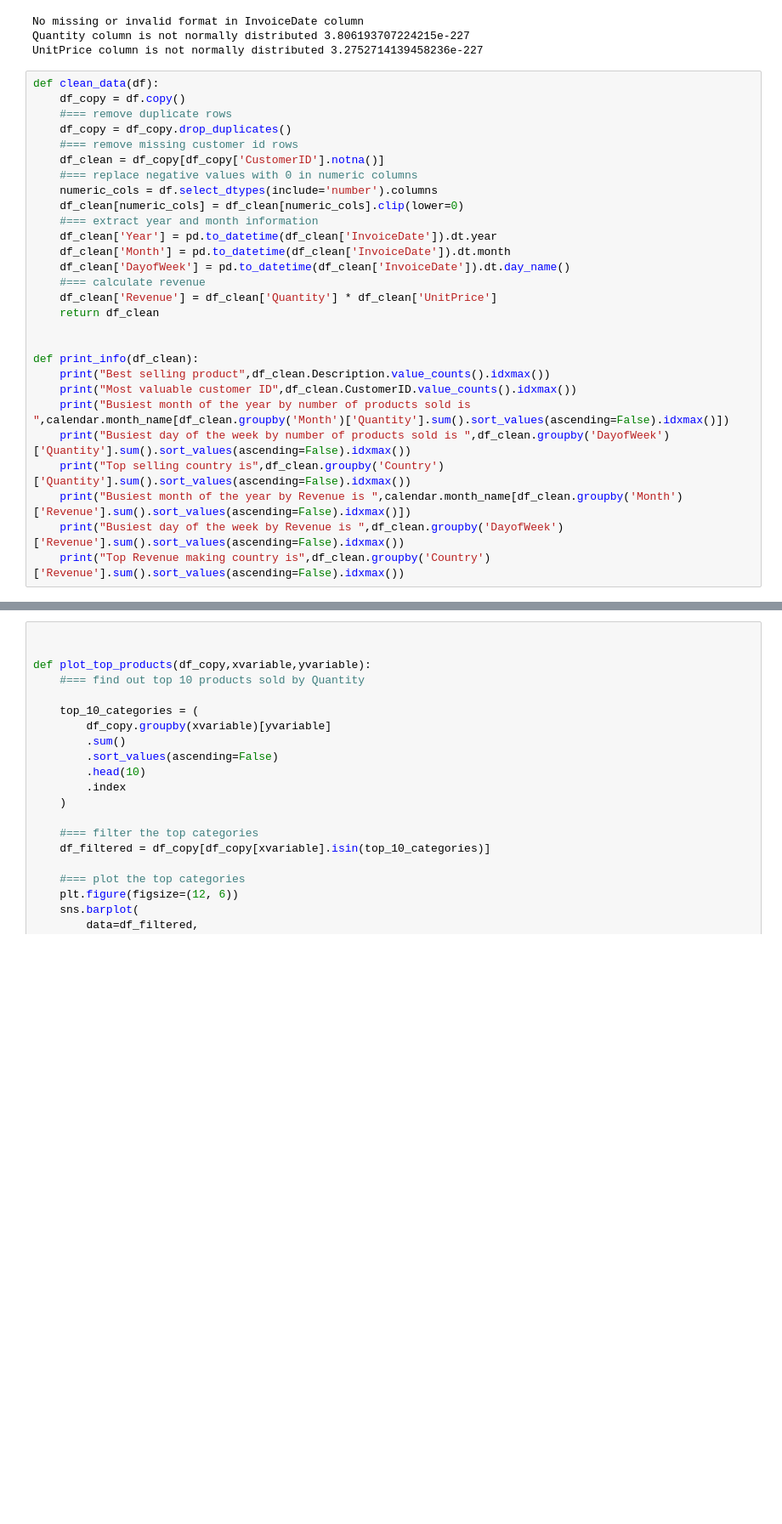
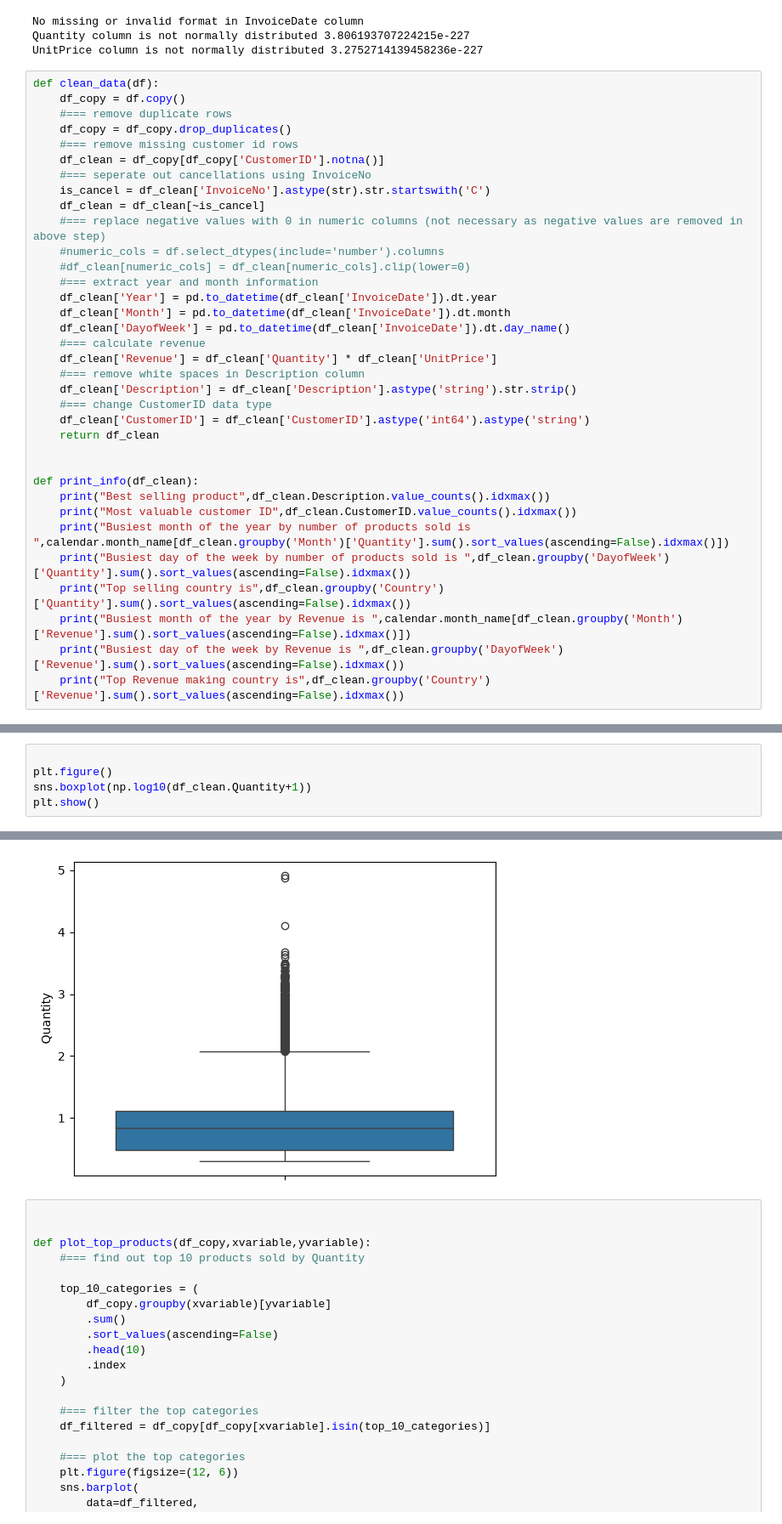
Before and after one commit to poorvamudgal/Exploratory-Data-Analysis, a Jupyter notebook: analysis.ipynb, the cells around one changed output, grey strips where cells are left out. Shown at 85% size. Saved outputs shown, nothing was run; the diff lists cells and outputs as text; blank space fills up the shorter version.

Commit message:
Improve data cleaning: separate cancellations and add outlier check
Co-Authored-By: Claude Opus 4.8 <noreply@anthropic.com>

```diff
--- a/analysis.ipynb
+++ b/analysis.ipynb
@@ -90,15 +90,22 @@ def clean_data(df):
     df_copy = df_copy.drop_duplicates()
     #=== remove missing customer id rows
     df_clean = df_copy[df_copy['CustomerID'].notna()]
-    #=== replace negative values with 0 in numeric columns
-    numeric_cols = df.select_dtypes(include='number').columns
-    df_clean[numeric_cols] = df_clean[numeric_cols].clip(lower=0)
+    #=== seperate out cancellations using InvoiceNo
+    is_cancel = df_clean['InvoiceNo'].astype(str).str.startswith('C')
+    df_clean = df_clean[~is_cancel]
+    #=== replace negative values with 0 in numeric columns (not necessary as negative values are removed in above step)
+    #numeric_cols = df.select_dtypes(include='number').columns
+    #df_clean[numeric_cols] = df_clean[numeric_cols].clip(lower=0)
     #=== extract year and month information
     df_clean['Year'] = pd.to_datetime(df_clean['InvoiceDate']).dt.year
     df_clean['Month'] = pd.to_datetime(df_clean['InvoiceDate']).dt.month
     df_clean['DayofWeek'] = pd.to_datetime(df_clean['InvoiceDate']).dt.day_name()
     #=== calculate revenue
     df_clean['Revenue'] = df_clean['Quantity'] * df_clean['UnitPrice']
+    #=== remove white spaces in Description column
+    df_clean['Description'] = df_clean['Description'].astype('string').str.strip()
+    #=== change CustomerID data type
+    df_clean['CustomerID'] = df_clean['CustomerID'].astype('int64').astype('string')
     return df_clean
 
 
@@ -127,3 +134,9 @@ Top selling country is United Kingdom
 Busiest month of the year by Revenue is  November
 Busiest day of the week by Revenue is  Thursday
 Top Revenue making country is United Kingdom
+# %%
+
+plt.figure()
+sns.boxplot(np.log10(df_clean.Quantity+1))
+plt.show()
+# %% [output]
@@ -130,3 +145,4 @@ Top Revenue making country is United Kingdom
+[figure, added]
 # %%
 
 
```
Also changed, not shown: parts of 4 cells of this notebook.
